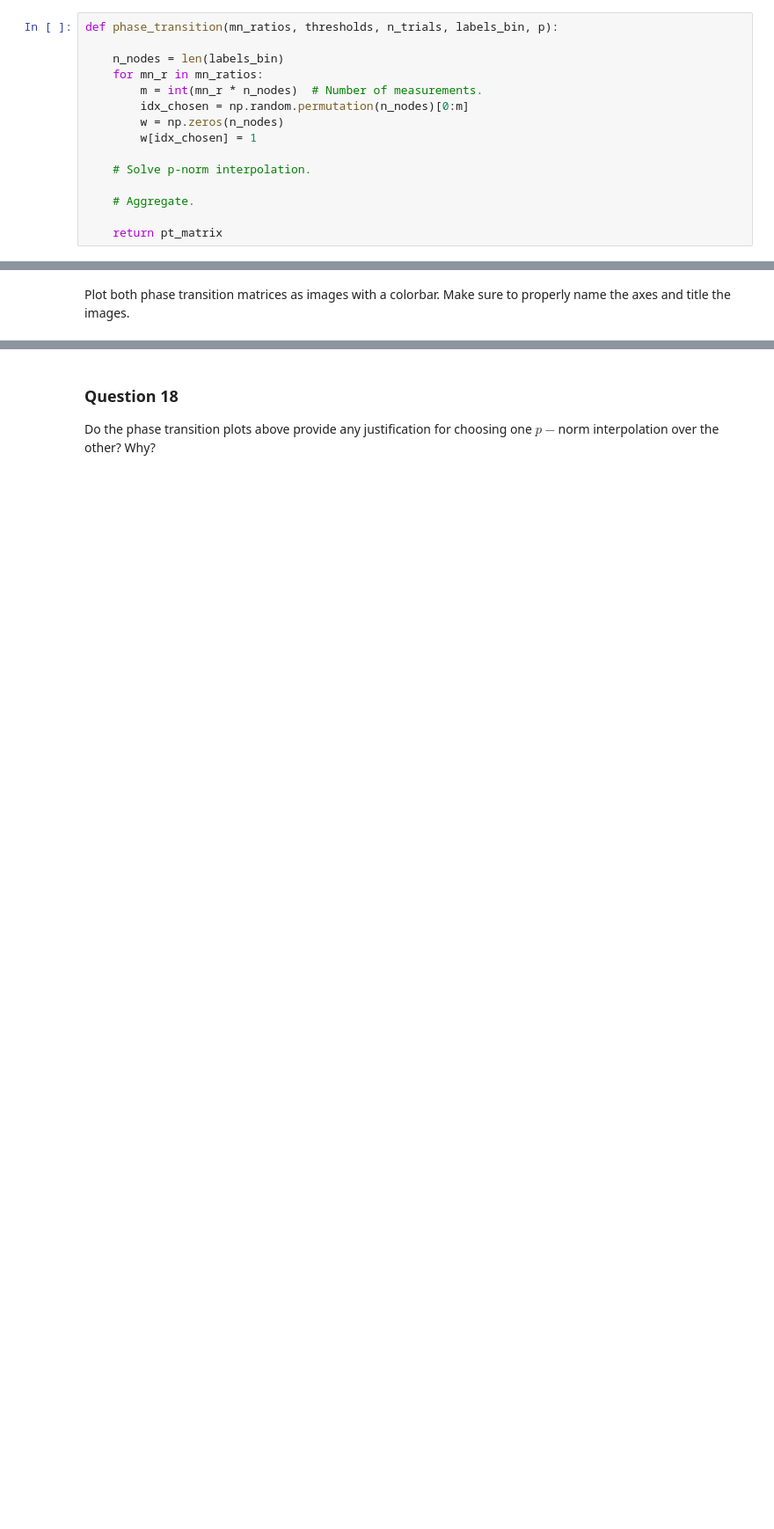
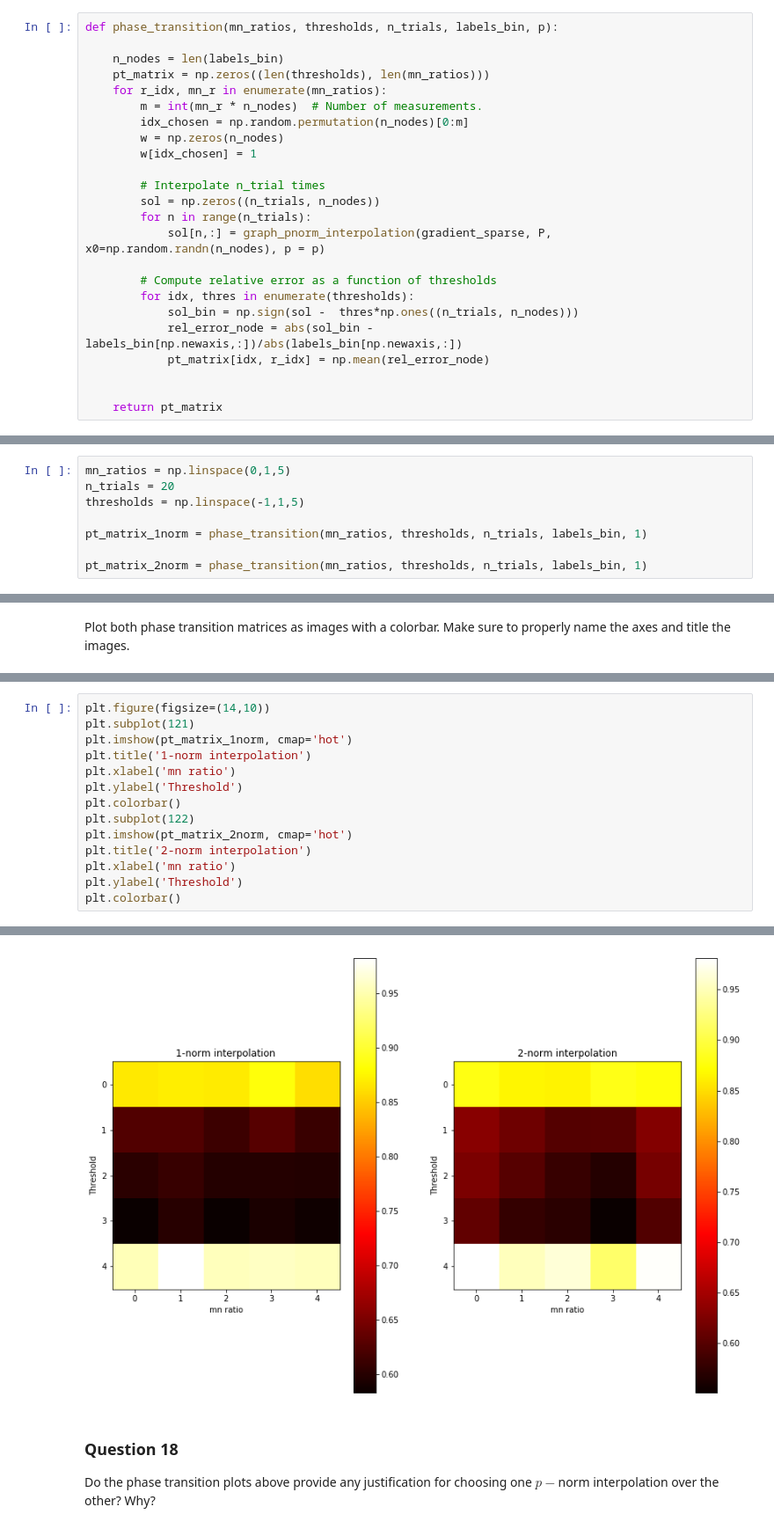
Before and after one commit to nikolaiorgland/conseil_national, a Jupyter notebook: milestone4/4_graph_signal_processing.ipynb, the cells around one changed output, grey strips where cells are left out. Shown: that part at 88% size. Saved outputs shown, nothing was run; the diff lists cells and outputs as text; blank space fills up the shorter version.

```diff
--- a/milestone4/4_graph_signal_processing.ipynb
+++ b/milestone4/4_graph_signal_processing.ipynb
@@ -492,15 +555,24 @@ The interest of this phase transition matrix is to assess what level of recovery
 def phase_transition(mn_ratios, thresholds, n_trials, labels_bin, p):
 
     n_nodes = len(labels_bin)
-    for mn_r in mn_ratios:
+    pt_matrix = np.zeros((len(thresholds), len(mn_ratios)))
+    for r_idx, mn_r in enumerate(mn_ratios):
         m = int(mn_r * n_nodes)  # Number of measurements.
         idx_chosen = np.random.permutation(n_nodes)[0:m]
         w = np.zeros(n_nodes)
         w[idx_chosen] = 1
 
-    # Solve p-norm interpolation.
+        # Interpolate n_trial times
+        sol = np.zeros((n_trials, n_nodes))
+        for n in range(n_trials):
+            sol[n,:] = graph_pnorm_interpolation(gradient_sparse, P, x0=np.random.randn(n_nodes), p = p)
 
-    # Aggregate.
+        # Compute relative error as a function of thresholds
+        for idx, thres in enumerate(thresholds):
+            sol_bin = np.sign(sol -  thres*np.ones((n_trials, n_nodes)))
+            rel_error_node = abs(sol_bin - labels_bin[np.newaxis,:])/abs(labels_bin[np.newaxis,:])
+            pt_matrix[idx, r_idx] = np.mean(rel_error_node)
+
 
     return pt_matrix
 # %% [markdown]
@@ -517,0 +582,8 @@ pt_matrix_2norm = # Your code here.
+# %%
+mn_ratios = np.linspace(0,1,5)
+n_trials = 20
+thresholds = np.linspace(-1,1,5)
+
+pt_matrix_1norm = phase_transition(mn_ratios, thresholds, n_trials, labels_bin, 1)
+
+pt_matrix_2norm = phase_transition(mn_ratios, thresholds, n_trials, labels_bin, 1)
@@ -521,0 +610,15 @@ Plot both phase transition matrices as images with a colorbar. Make sure to prop
+# %%
+plt.figure(figsize=(14,10))
+plt.subplot(121)
+plt.imshow(pt_matrix_1norm, cmap='hot')
+plt.title('1-norm interpolation')
+plt.xlabel('mn ratio')
+plt.ylabel('Threshold')
+plt.colorbar()
+plt.subplot(122)
+plt.imshow(pt_matrix_2norm, cmap='hot')
+plt.title('2-norm interpolation')
+plt.xlabel('mn ratio')
+plt.ylabel('Threshold')
+plt.colorbar()
+# %% [output]
@@ -522,3 +626,4 @@ Plot both phase transition matrices as images with a colorbar. Make sure to prop
+[figure, added]
 # %% [markdown]
 ### Question 18
 
```
Also changed, not shown: parts of 23 cells of this notebook.
